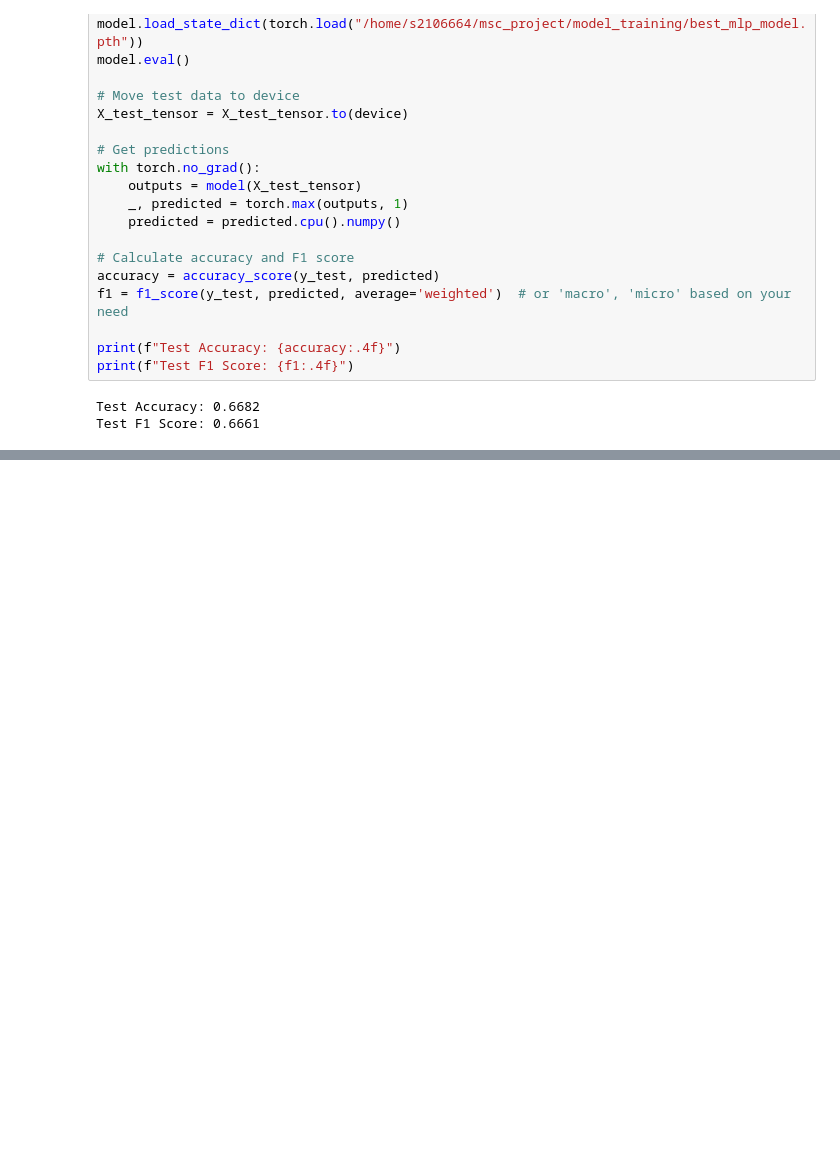
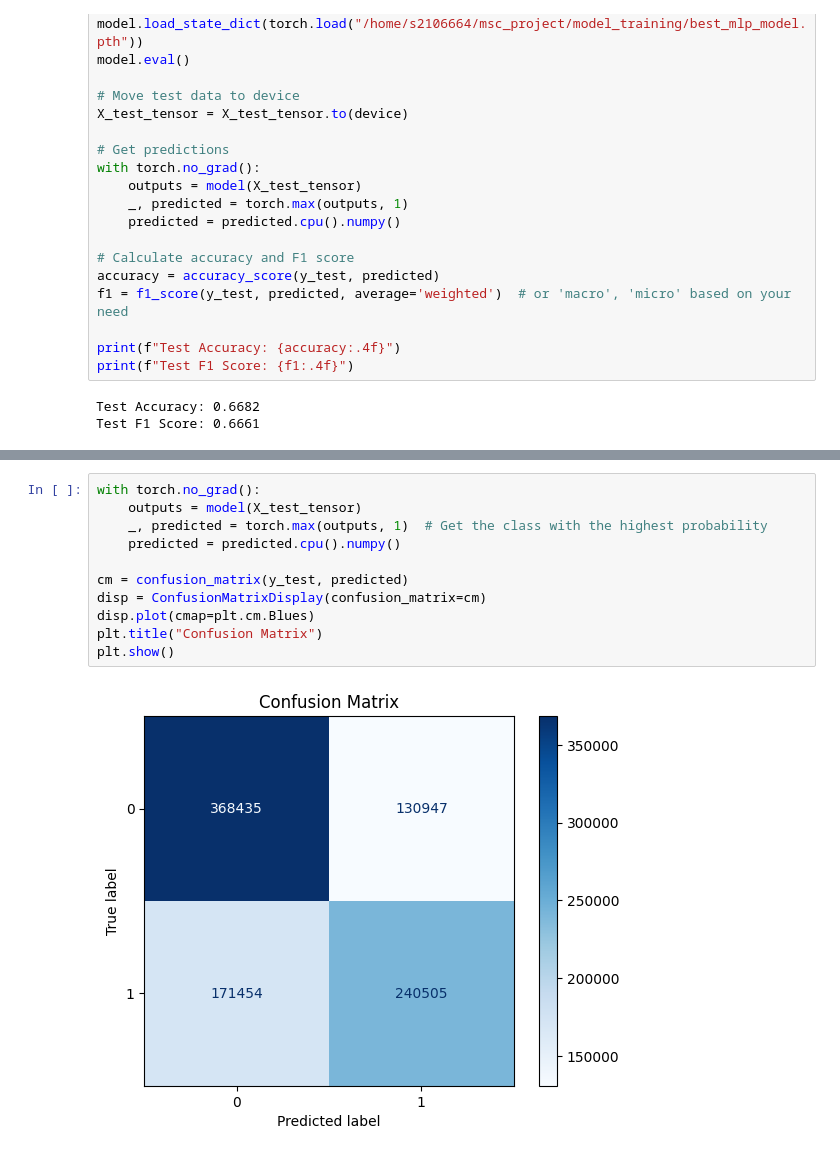
Before and after one commit to lewisl23/BCR-classification-model, a Jupyter notebook: model_training/mlp_pytorch.ipynb, the cells around one changed output, grey strips where cells are left out. Cells and saved outputs as stored; diff of their text form; blank space fills up the shorter version.

```diff
--- a/model_training/mlp_pytorch.ipynb
+++ b/model_training/mlp_pytorch.ipynb
@@ -549 +562,14 @@ Test F1 Score: 0.6661
+# %%
+with torch.no_grad():
+    outputs = model(X_test_tensor)
+    _, predicted = torch.max(outputs, 1)  # Get the class with the highest probability
+    predicted = predicted.cpu().numpy()
+
+cm = confusion_matrix(y_test, predicted)
+disp = ConfusionMatrixDisplay(confusion_matrix=cm)
+disp.plot(cmap=plt.cm.Blues)
+plt.title("Confusion Matrix")
+plt.show()
+# %% [output]
+[figure, added]
 # %%
```
Also changed, not shown: parts of 5 cells of this notebook.
